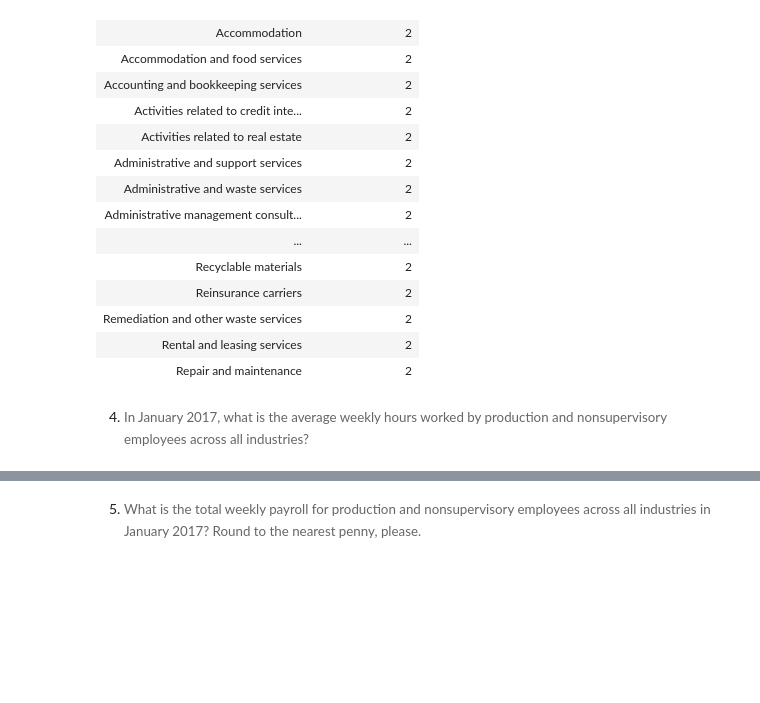
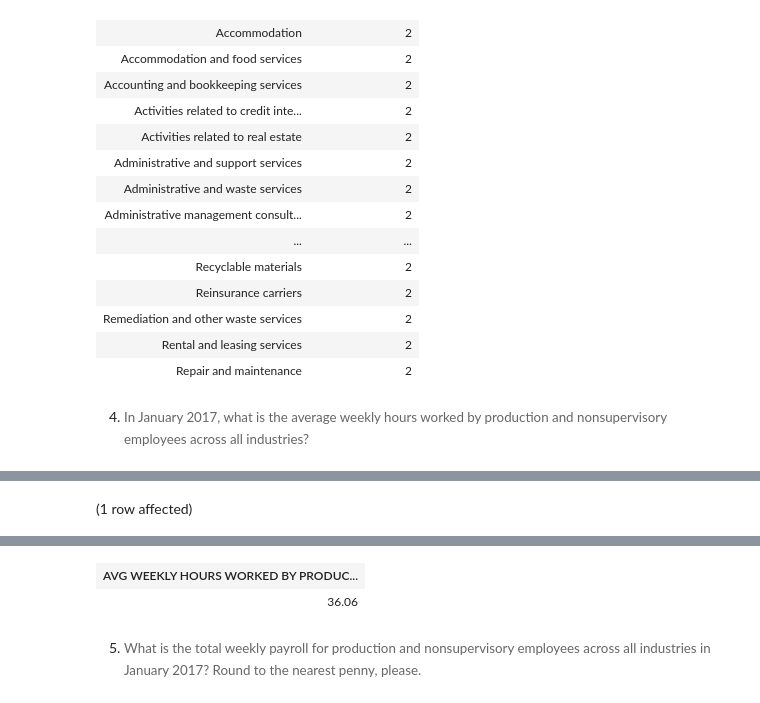
Before and after one commit to Cnidhi82/Assignment3_9to5, a Jupyter notebook: 9to5.ipynb, the cells around one changed output, grey strips where cells are left out. Saved outputs shown, nothing was run; the diff lists cells and outputs as text; code cells hidden in the pictures; blank space fills up the shorter version.

```diff
--- a/9to5.ipynb
+++ b/9to5.ipynb
@@ -276,0 +247,7 @@ Total execution time: 00:00:00.524
+# %%
+USE LaborStatisticsDB
+SELECT ROUND(avg(value), 2) AS 'AVG WEEKLY HOURS WORKED BY PRODUCTION & NONSUPERVISORY EMPLOYEES'
+FROM january_2017
+WHERE series_id IN (SELECT series_id FROM series WHERE series_title='Average weekly hours of production and nonsupervisory employees');
+# %% [output]
+(1 row affected)
@@ -277,3 +255,5 @@ Total execution time: 00:00:00.524
+| AVG WEEKLY HOURS WORKED BY PRODUC... |
+| 36.06 |
 # %% [markdown]
 5. <span style="background-color: rgb(255, 255, 255); font-size: 10pt; white-space: pre-wrap; color: rgb(102, 102, 102); font-family: Arvo, serif;">What is the total weekly payroll for production and nonsupervisory employees across all industries in January 2017? Round to the nearest penny, please.</span>
 # %%
```
Also changed, not shown: parts of 3 cells of this notebook.
